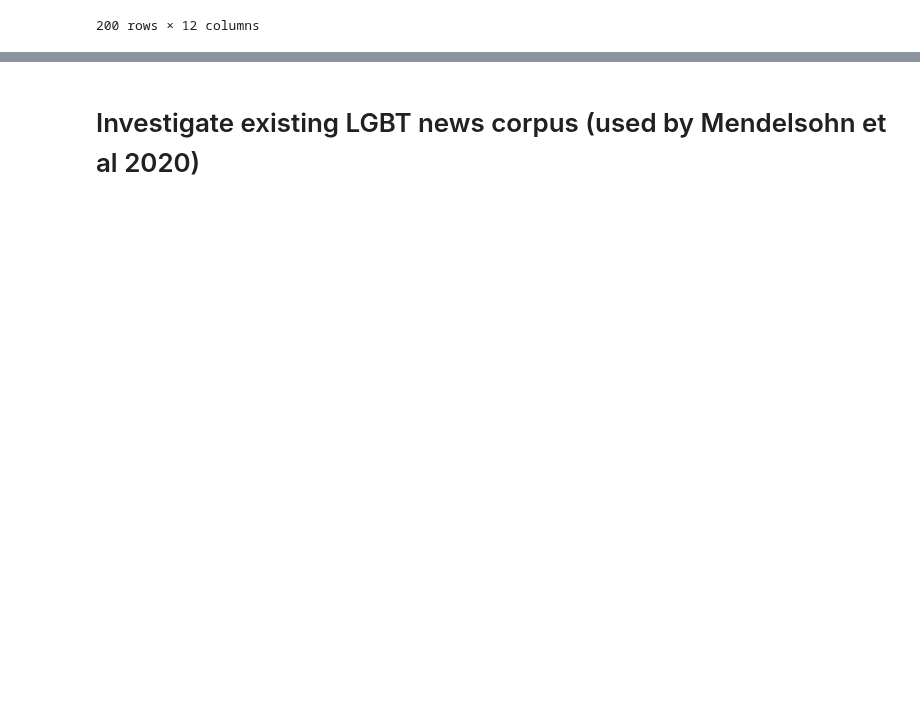
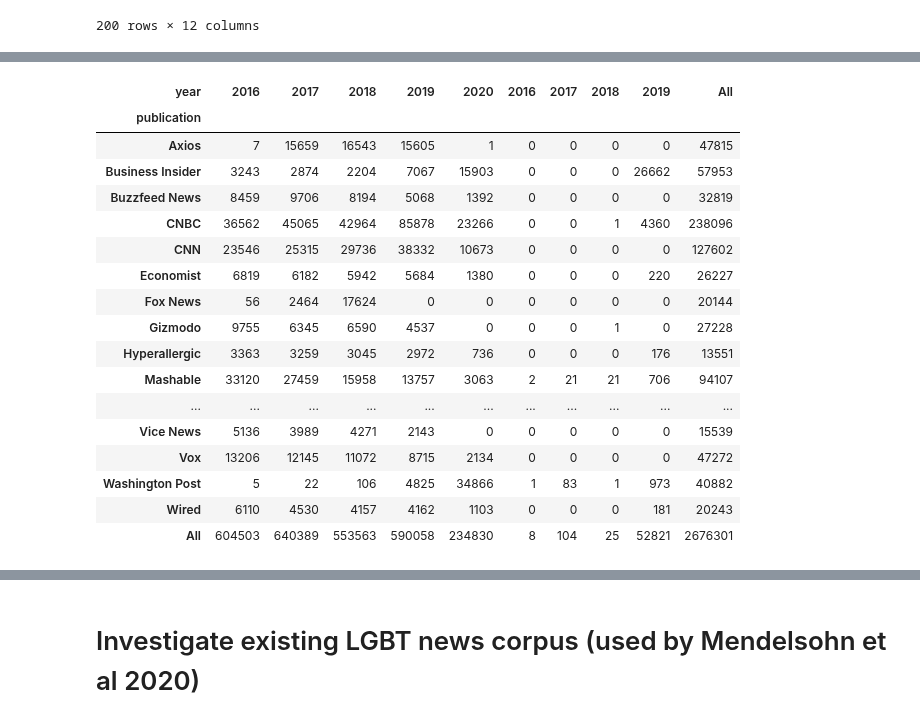
Before and after one commit to michaelmilleryoder/fanfiction-scripts, a Jupyter notebook: jupyter/lgbtq_news.ipynb, the cells around one changed output, grey strips where cells are left out. Cells and saved outputs as stored; diff of their text form; code cells hidden in the pictures; blank space fills up the shorter version.

```diff
--- a/jupyter/lgbtq_news.ipynb
+++ b/jupyter/lgbtq_news.ipynb
@@ -38,0 +101,14 @@ pubs
+# %%
+# Publication and year metadata
+from tqdm.notebook import tqdm
+from IPython.display import display
+
+data = pd.DataFrame(columns=['publication', 'year'])
+chunksize = 10**5
+pbar = tqdm(total=2.7e6)
+vals = []
+for chunk in pd.read_csv(datapath, chunksize=chunksize):
+    vals.append(chunk.loc[:, ['publication', 'year']].values)
+    pbar.update(chunksize)
+pbar.close()
+len(vals)
@@ -38,0 +117,4 @@ pubs
+# %%
+import numpy as np
+data = pd.DataFrame(np.concatenate(vals), columns=['publication', 'year'])
+data
@@ -39,2 +135,23 @@ pubs
+# %%
+pd.crosstab(data.publication, data.year, margins=True)
+# %% [output]
+| year | 2016 | 2017 | 2018 | 2019 | 2020 | 2016 | 2017 | 2018 | 2019 | All |
+| publication |  |  |  |  |  |  |  |  |  |  |
+| Axios | 7 | 15659 | 16543 | 15605 | 1 | 0 | 0 | 0 | 0 | 47815 |
+| Business Insider | 3243 | 2874 | 2204 | 7067 | 15903 | 0 | 0 | 0 | 26662 | 57953 |
+| Buzzfeed News | 8459 | 9706 | 8194 | 5068 | 1392 | 0 | 0 | 0 | 0 | 32819 |
+| CNBC | 36562 | 45065 | 42964 | 85878 | 23266 | 0 | 0 | 1 | 4360 | 238096 |
+| CNN | 23546 | 25315 | 29736 | 38332 | 10673 | 0 | 0 | 0 | 0 | 127602 |
+| Economist | 6819 | 6182 | 5942 | 5684 | 1380 | 0 | 0 | 0 | 220 | 26227 |
+| Fox News | 56 | 2464 | 17624 | 0 | 0 | 0 | 0 | 0 | 0 | 20144 |
+| Gizmodo | 9755 | 6345 | 6590 | 4537 | 0 | 0 | 0 | 1 | 0 | 27228 |
+| Hyperallergic | 3363 | 3259 | 3045 | 2972 | 736 | 0 | 0 | 0 | 176 | 13551 |
+| Mashable | 33120 | 27459 | 15958 | 13757 | 3063 | 2 | 21 | 21 | 706 | 94107 |
+| ... | ... | ... | ... | ... | ... | ... | ... | ... | ... | ... |
+| Vice News | 5136 | 3989 | 4271 | 2143 | 0 | 0 | 0 | 0 | 0 | 15539 |
+| Vox | 13206 | 12145 | 11072 | 8715 | 2134 | 0 | 0 | 0 | 0 | 47272 |
+| Washington Post | 5 | 22 | 106 | 4825 | 34866 | 1 | 83 | 1 | 973 | 40882 |
+| Wired | 6110 | 4530 | 4157 | 4162 | 1103 | 0 | 0 | 0 | 181 | 20243 |
+| All | 604503 | 640389 | 553563 | 590058 | 234830 | 8 | 104 | 25 | 52821 | 2676301 |
 # %%
 # Overview of publications and years
```
Also changed, not shown: parts of 13 cells of this notebook, 1 other file.
